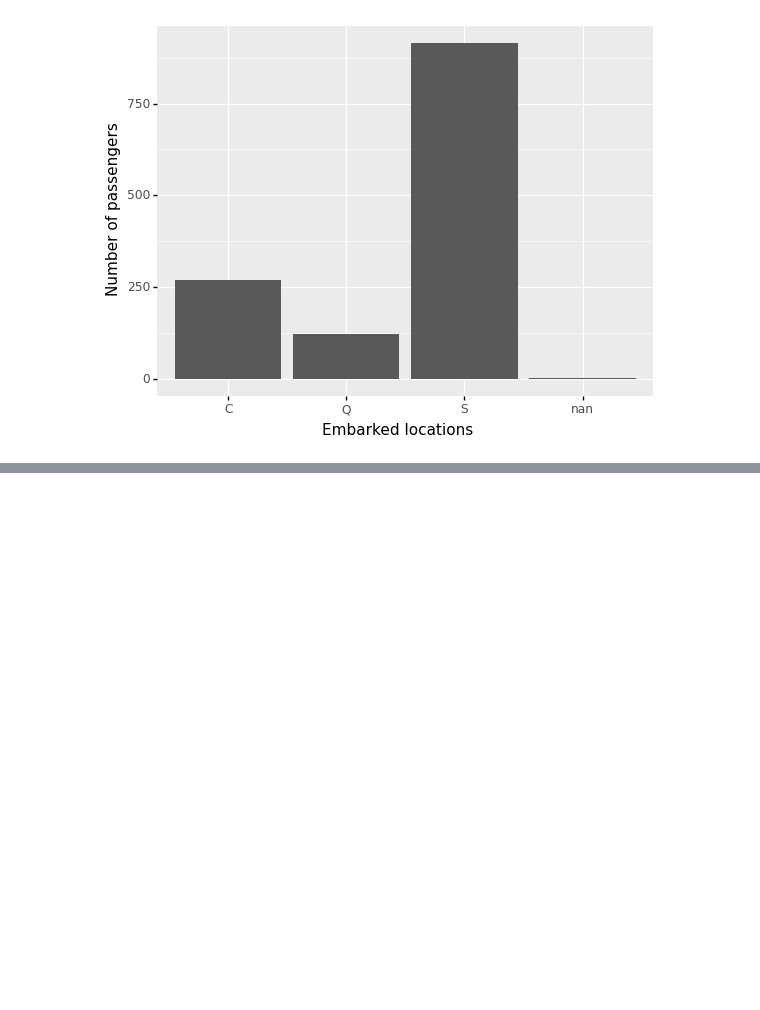
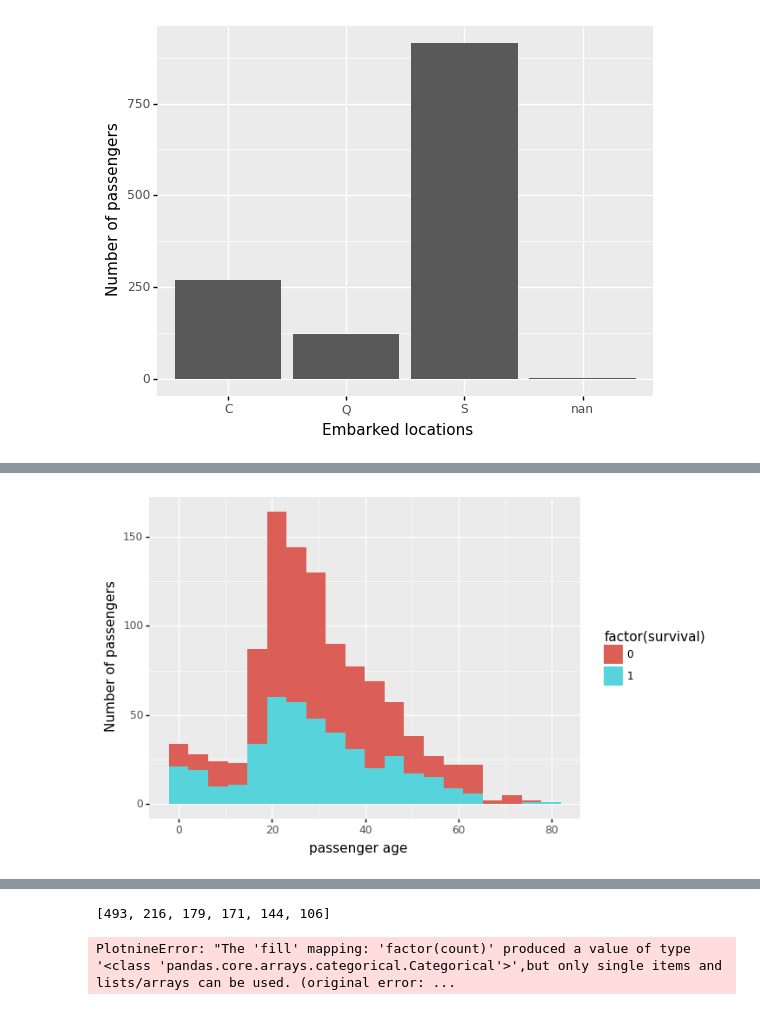
Before and after one commit to jambrr/assignments, a Jupyter notebook: big_data/09-PLOTS/09-PLOTS.ipynb, the cells around one changed output, grey strips where cells are left out. Drawn from its saved outputs; the diff is of its cells as text; code cells hidden in the pictures; blank space fills up the shorter version.

```diff
--- a/big_data/09-PLOTS/09-PLOTS.ipynb
+++ b/big_data/09-PLOTS/09-PLOTS.ipynb
@@ -130,10 +137,18 @@ __4. Create a stacked histogram with 20 bins that shows the distribution of pass
 # %%
 def Q4(df):
     plot = None
     ### BEGIN SOLUTION
+    plot = ggplot(df,aes(x="age", fill="factor(survival)"))
+    plot += xlab("passenger age")
+    plot += ylab("Number of passengers")
+    plot += geom_histogram(bins=20)
+
+    print(plot)
     ### END SOLUTION
 
 Q4(df)
+# %% [output]
+[figure, added]
 # %% [markdown]
 __5. Create a heatmap plot that shows the number of passenger per `sex` (x-axis) and `pclass` (y-axis)__
 - __hint__: you might have to create a new dataframe to aggregate the number of passengers
@@ -149,0 +158,17 @@ Q5(df)
+# %%
+def Q5(df):
+    plot = None
+    ### BEGIN SOLUTION
+    count = df[['pclass', 'sex']].value_counts().tolist()
+    print(count)
+    plot = ggplot(df[['pclass', 'sex']], aes(x="sex", y="pclass", fill="factor(count)"))
+    plot += xlab("passenger age")
+    plot += ylab("Number of passengers")
+    plot += geom_tile()
+    print(plot)
+    ### END SOLUTION
+
+Q5(df)
+# %% [output]
+[493, 216, 179, 171, 144, 106]
+PlotnineError: "The 'fill' mapping: 'factor(count)' produced a value of type '<class 'pandas.core.arrays.categorical.Categorical'>',but only single items and lists/arrays can be used. (original error: ...
```
Also changed, not shown: parts of 4 cells of this notebook.
